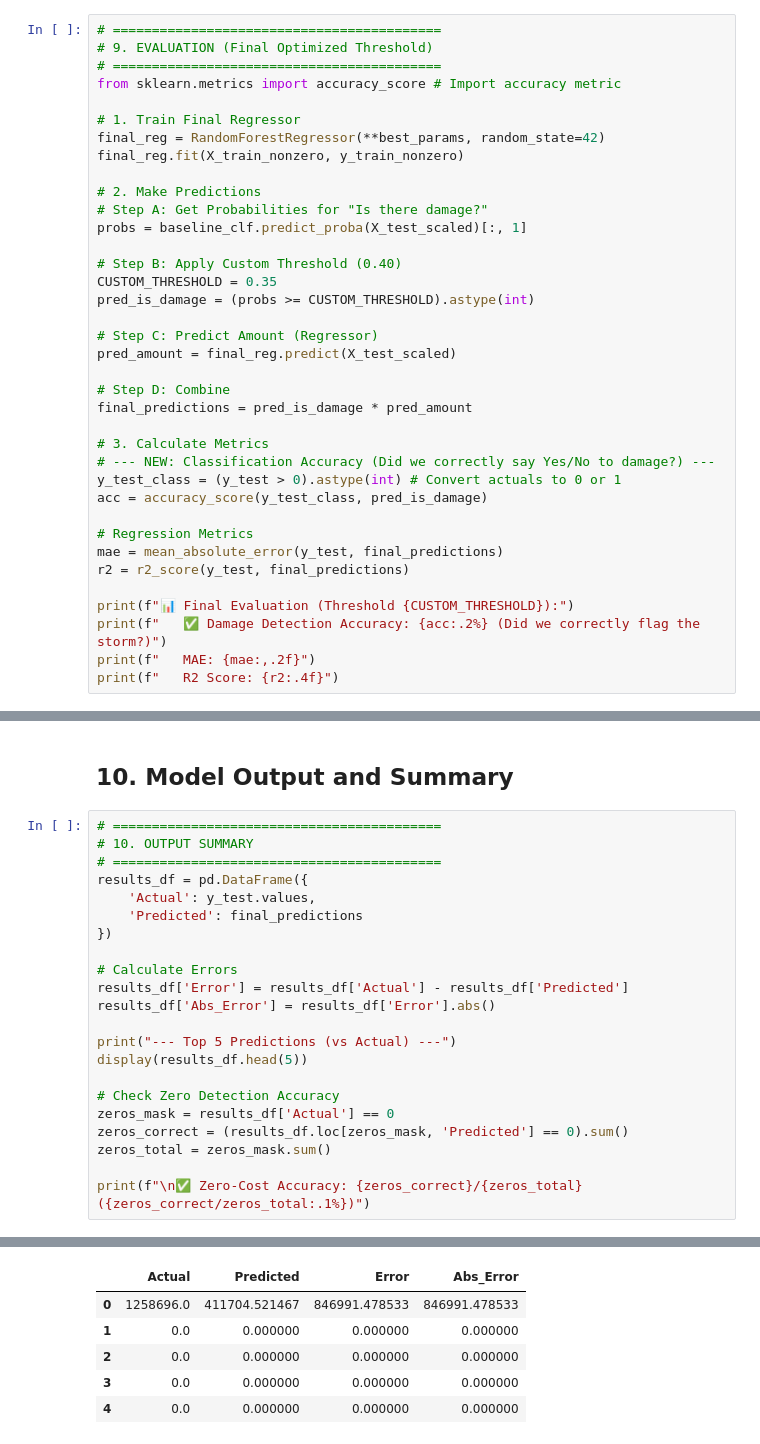
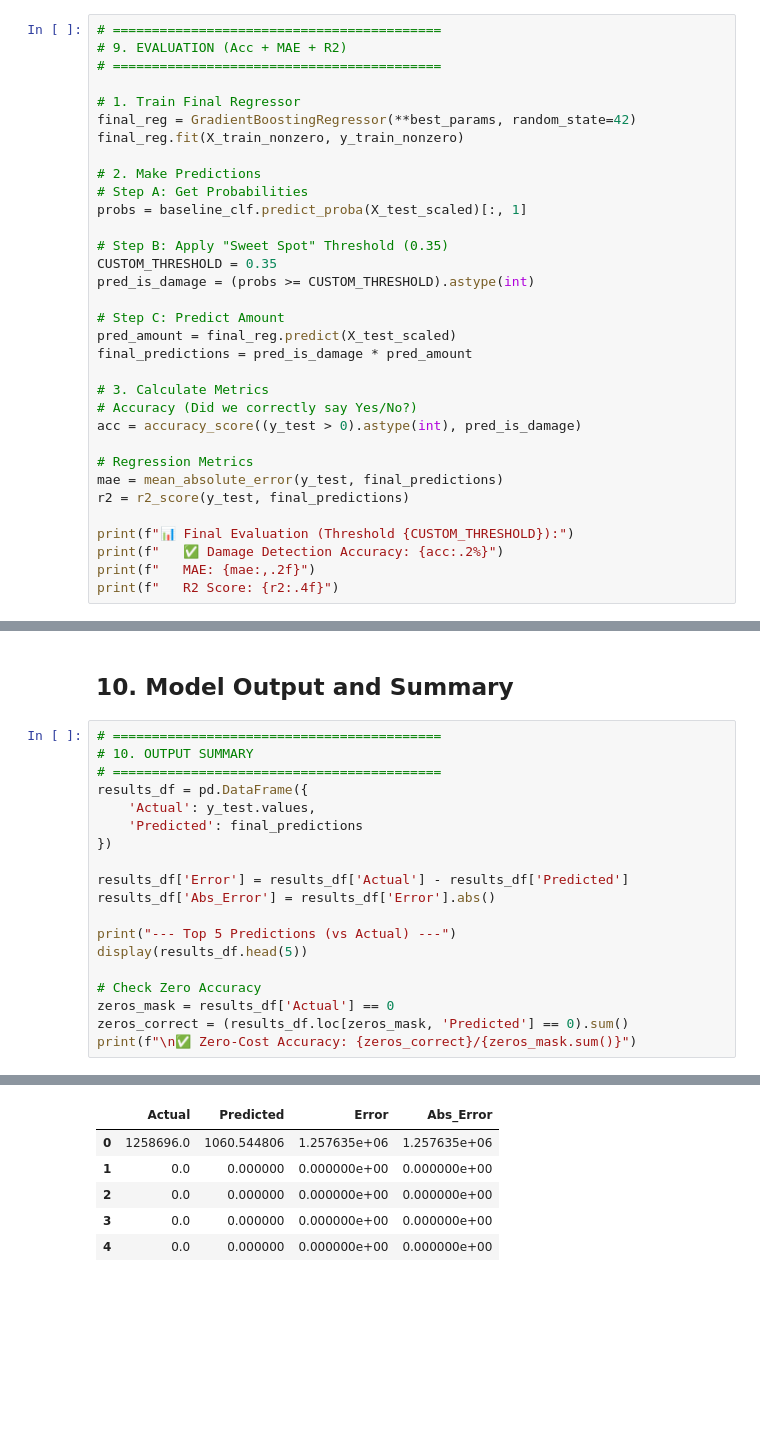
Before and after one commit to rachocr/Clustering-for-Post-Tropical-Cyclone-Impact-Profiling-in-the-Philippines, a Jupyter notebook: notebooks/Outcome Prediction/prediction_data_LR.ipynb, the cells around one changed output, grey strips where cells are left out. Cells and saved outputs as stored; diff of their text form; blank space fills up the shorter version.

Commit message:
Tried Gradient Boost with Random Forest

```diff
--- a/notebooks/Outcome Prediction/prediction_data_LR.ipynb
+++ b/notebooks/Outcome Prediction/prediction_data_LR.ipynb
@@ -388,39 +404,35 @@ Best Hyperparameters found:
 ## 8. Model Evaluation and Validation
 # %%
 # ==========================================
-# 9. EVALUATION (Final Optimized Threshold)
+# 9. EVALUATION (Acc + MAE + R2)
 # ==========================================
-from sklearn.metrics import accuracy_score # Import accuracy metric
 
 # 1. Train Final Regressor
-final_reg = RandomForestRegressor(**best_params, random_state=42)
+final_reg = GradientBoostingRegressor(**best_params, random_state=42)
 final_reg.fit(X_train_nonzero, y_train_nonzero)
 
 # 2. Make Predictions
-# Step A: Get Probabilities for "Is there damage?"
+# Step A: Get Probabilities
 probs = baseline_clf.predict_proba(X_test_scaled)[:, 1]
 
-# Step B: Apply Custom Threshold (0.40)
+# Step B: Apply "Sweet Spot" Threshold (0.35)
 CUSTOM_THRESHOLD = 0.35
 pred_is_damage = (probs >= CUSTOM_THRESHOLD).astype(int)
 
-# Step C: Predict Amount (Regressor)
+# Step C: Predict Amount
 pred_amount = final_reg.predict(X_test_scaled)
-
-# Step D: Combine
 final_predictions = pred_is_damage * pred_amount
 
 # 3. Calculate Metrics
-# --- NEW: Classification Accuracy (Did we correctly say Yes/No to damage?) ---
-y_test_class = (y_test > 0).astype(int) # Convert actuals to 0 or 1
-acc = accuracy_score(y_test_class, pred_is_damage)
+# Accuracy (Did we correctly say Yes/No?)
+acc = accuracy_score((y_test > 0).astype(int), pred_is_damage)
 
 # Regression Metrics
 mae = mean_absolute_error(y_test, final_predictions)
 r2 = r2_score(y_test, final_predictions)
 
 print(f"📊 Final Evaluation (Threshold {CUSTOM_THRESHOLD}):")
-print(f"   ✅ Damage Detection Accuracy: {acc:.2%} (Did we correctly flag the storm?)")
+print(f"   ✅ Damage Detection Accuracy: {acc:.2%}")
 print(f"   MAE: {mae:,.2f}")
 print(f"   R2 Score: {r2:.4f}")
 # %% [output]
@@ -433,30 +445,27 @@ print(f"   R2 Score: {r2:.4f}")
 # %%
 # ==========================================
 # 10. OUTPUT SUMMARY
 # ==========================================
 results_df = pd.DataFrame({
     'Actual': y_test.values,
     'Predicted': final_predictions
 })
 
-# Calculate Errors
 results_df['Error'] = results_df['Actual'] - results_df['Predicted']
 results_df['Abs_Error'] = results_df['Error'].abs()
 
 print("--- Top 5 Predictions (vs Actual) ---")
 display(results_df.head(5))
 
-# Check Zero Detection Accuracy
+# Check Zero Accuracy
 zeros_mask = results_df['Actual'] == 0
 zeros_correct = (results_df.loc[zeros_mask, 'Predicted'] == 0).sum()
-zeros_total = zeros_mask.sum()
-
-print(f"\n✅ Zero-Cost Accuracy: {zeros_correct}/{zeros_total} ({zeros_correct/zeros_total:.1%})")
+print(f"\n✅ Zero-Cost Accuracy: {zeros_correct}/{zeros_mask.sum()}")
 # %% [output]
 --- Top 5 Predictions (vs Actual) ---
 |  | Actual | Predicted | Error | Abs_Error |
-| 0 | 1258696.0 | 411704.521467 | 846991.478533 | 846991.478533 |
-| 1 | 0.0 | 0.000000 | 0.000000 | 0.000000 |
-| 2 | 0.0 | 0.000000 | 0.000000 | 0.000000 |
-| 3 | 0.0 | 0.000000 | 0.000000 | 0.000000 |
-| 4 | 0.0 | 0.000000 | 0.000000 | 0.000000 |
+| 0 | 1258696.0 | 1060.544806 | 1.257635e+06 | 1.257635e+06 |
+| 1 | 0.0 | 0.000000 | 0.000000e+00 | 0.000000e+00 |
+| 2 | 0.0 | 0.000000 | 0.000000e+00 | 0.000000e+00 |
+| 3 | 0.0 | 0.000000 | 0.000000e+00 | 0.000000e+00 |
+| 4 | 0.0 | 0.000000 | 0.000000e+00 | 0.000000e+00 |
```
Also changed, not shown: parts of 12 cells of this notebook, 1 other file.
